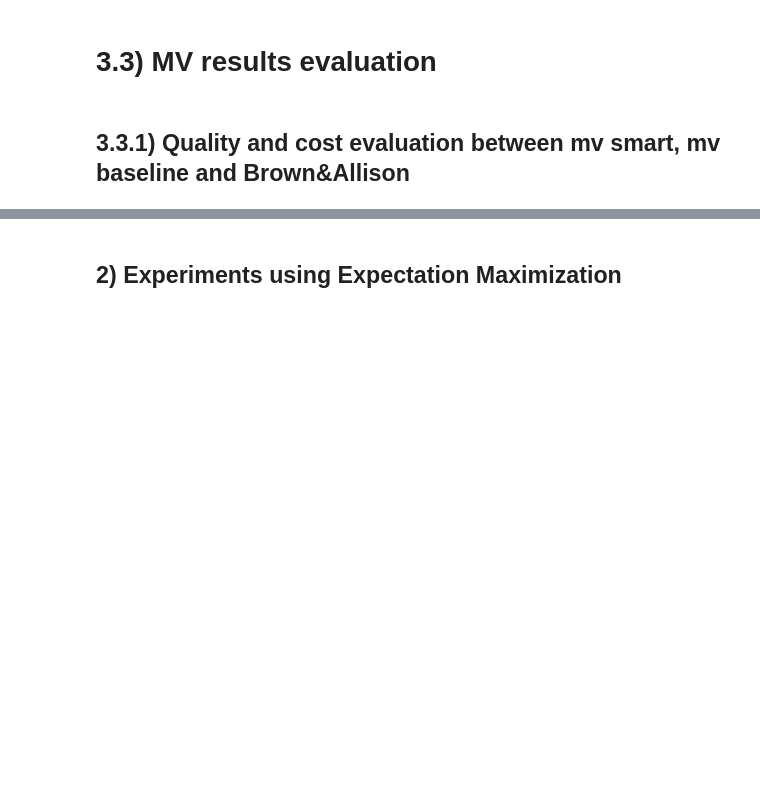
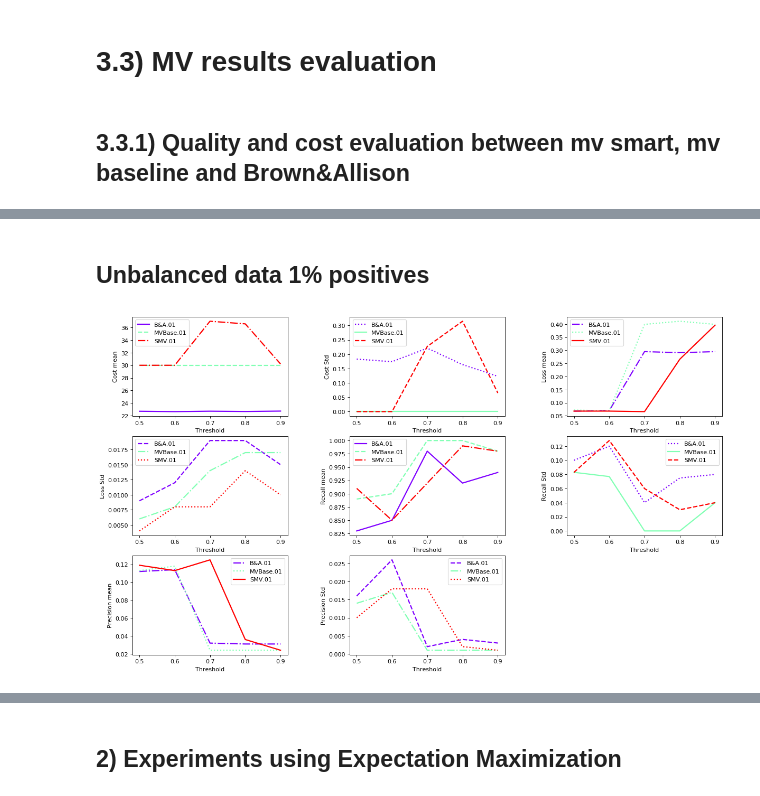
Before and after one commit to pmaglione/classification_model, a Jupyter notebook: main_algorithm_with_experiments.ipynb, the cells around one changed output, grey strips where cells are left out. Cells and saved outputs as stored; diff of their text form; code cells hidden in the pictures; blank space fills up the shorter version.

```diff
--- a/main_algorithm_with_experiments.ipynb
+++ b/main_algorithm_with_experiments.ipynb
@@ -715,0 +804,20 @@ for column in print_columns:
+# %% [markdown]
+## Unbalanced data 1% positives
+# %%
+mv_base_01 = pd.read_csv('./results/it10_d10_b01/baseline_mv_it10_b01_v3_cr01.csv')
+ba_01 = pd.read_csv('./results/it10_d10_b01/mv_break_tie_it10_b01_cr01.csv')
+mv_01 = pd.read_csv('./results/it10_d10_b01/smart_stop_mv_not_expert_it10_d10_b01_cr01.csv')
+
+
+print_columns = ["Cost mean","Cost Std", "Loss mean", "Loss Std", "Recall mean", "Recall Std", "Precision mean", "Precision Std"]
+
+alg_utils.plot_results(cts,
+                       "Threshold",
+                       {
+                           "B&A.01": ba_01,
+                           "MVBase.01": mv_base_01,
+                           "SMV.01": mv_01,
+                       },
+                       print_columns)
+# %% [output]
+[figure, added]
```
Also changed, not shown: parts of 17 cells of this notebook, 29 other files.
